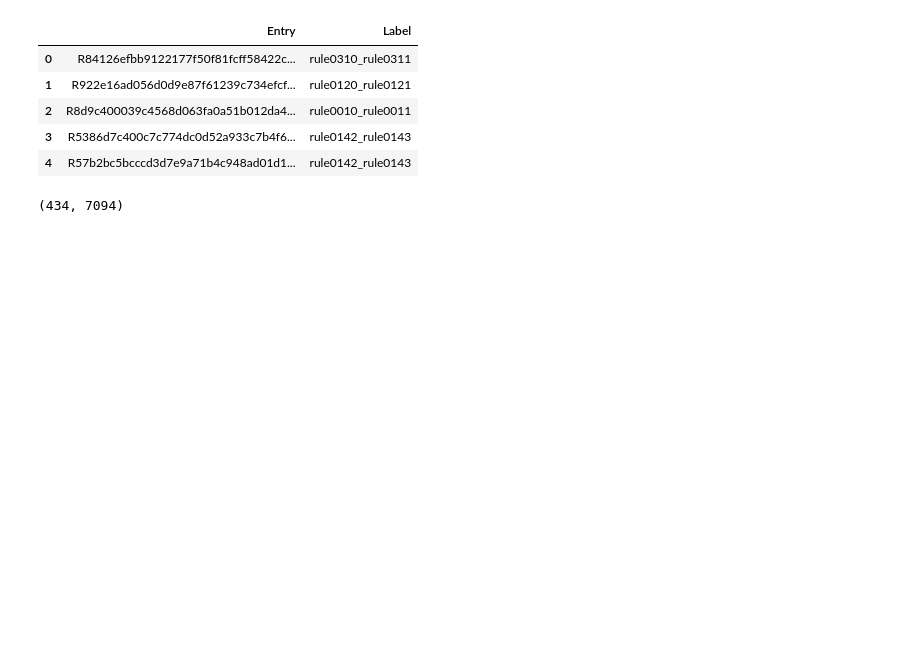
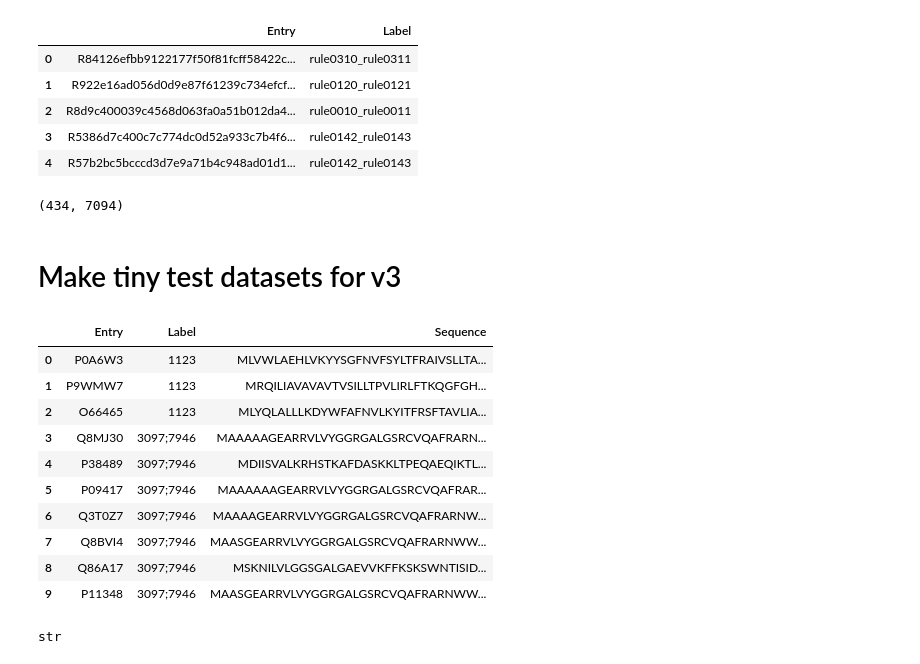
Before and after one commit to stefanpate/rcgnn, a Jupyter notebook: notebooks/organize_sp_ops_data.ipynb, the cells around one changed output. Drawn from its saved outputs; the diff is of its cells as text; code cells hidden in the pictures; blank space fills up the shorter version.

```diff
--- a/notebooks/organize_sp_ops_data.ipynb
+++ b/notebooks/organize_sp_ops_data.ipynb
@@ -428,3 +395,25 @@ df.head()
 len(set(df.loc[:, 'Label'])), len(df)
 # %% [output]
 (434, 7094)
+# %% [markdown]
+# Make tiny test datasets for v3
+# %%
+v3_pt_ns = load_json('./data/sprhea/v3_folded_pt_ns.json')
+toc = pd.read_csv('./data/sprhea/v3_folded_pt_ns.csv', sep='\t')
+toc.head(10)
+# %% [output]
+|  | Entry | Label | Sequence |
+| 0 | P0A6W3 | 1123 | MLVWLAEHLVKYYSGFNVFSYLTFRAIVSLLTA... |
+| 1 | P9WMW7 | 1123 | MRQILIAVAVAVTVSILLTPVLIRLFTKQGFGH... |
+| 2 | O66465 | 1123 | MLYQLALLLKDYWFAFNVLKYITFRSFTAVLIA... |
+| 3 | Q8MJ30 | 3097;7946 | MAAAAAGEARRVLVYGGRGALGSRCVQAFRARN... |
+| 4 | P38489 | 3097;7946 | MDIISVALKRHSTKAFDASKKLTPEQAEQIKTL... |
+| 5 | P09417 | 3097;7946 | MAAAAAAGEARRVLVYGGRGALGSRCVQAFRAR... |
+| 6 | Q3T0Z7 | 3097;7946 | MAAAAGEARRVLVYGGRGALGSRCVQAFRARNW... |
+| 7 | Q8BVI4 | 3097;7946 | MAASGEARRVLVYGGRGALGSRCVQAFRARNWW... |
+| 8 | Q86A17 | 3097;7946 | MSKNILVLGGSGALGAEVVKFFKSKSWNTISID... |
+| 9 | P11348 | 3097;7946 | MAASGEARRVLVYGGRGALGSRCVQAFRARNWW... |
+# %%
+type(toc.loc[0, 'Label'])
+# %% [output]
+str
```
Also changed, not shown: parts of 12 cells of this notebook, 21 other files.
